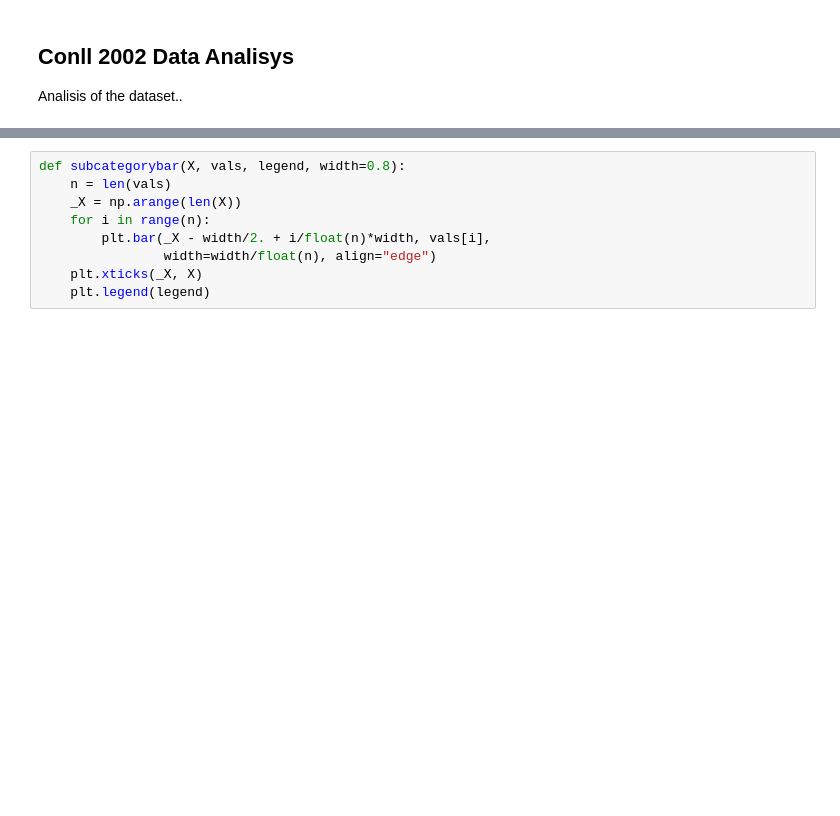
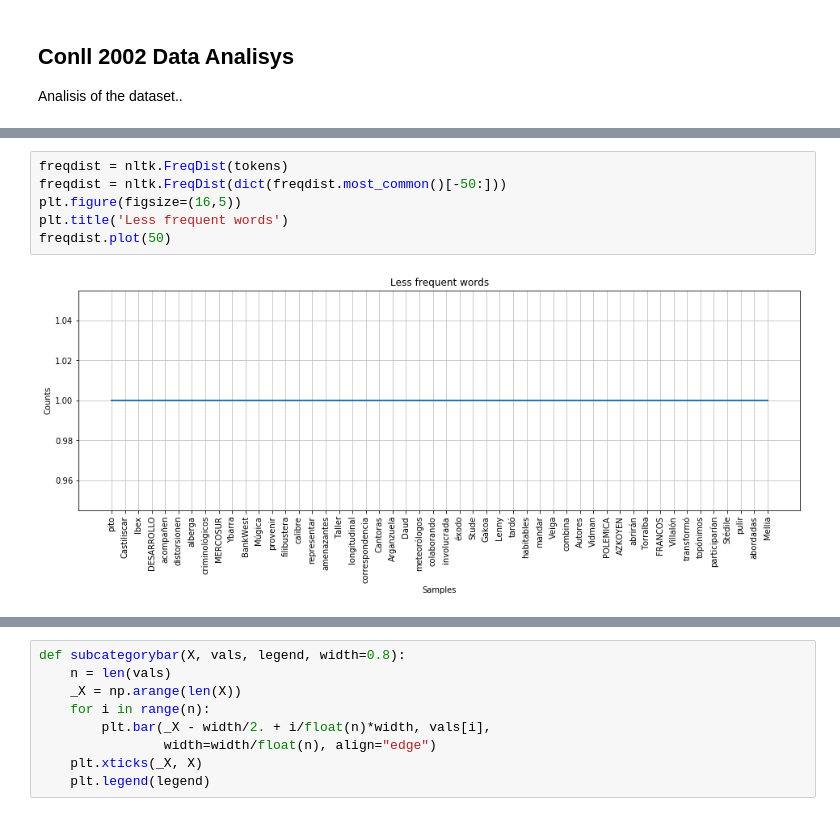
Before and after one commit to bastiancy/mlnd-capstone, a Jupyter notebook: data_analisys.ipynb, the cells around one changed output, grey strips where cells are left out. Saved outputs shown, nothing was run; the diff lists cells and outputs as text; blank space fills up the shorter version.

```diff
--- a/data_analisys.ipynb
+++ b/data_analisys.ipynb
@@ -171,0 +74,8 @@ count_clases(train_words)
+# %%
+freqdist = nltk.FreqDist(tokens)
+freqdist = nltk.FreqDist(dict(freqdist.most_common()[-50:]))
+plt.figure(figsize=(16,5))
+plt.title('Less frequent words')
+freqdist.plot(50)
+# %% [output]
+[figure, added]
```
Also changed, not shown: parts of 76 cells of this notebook, 11 other files.
